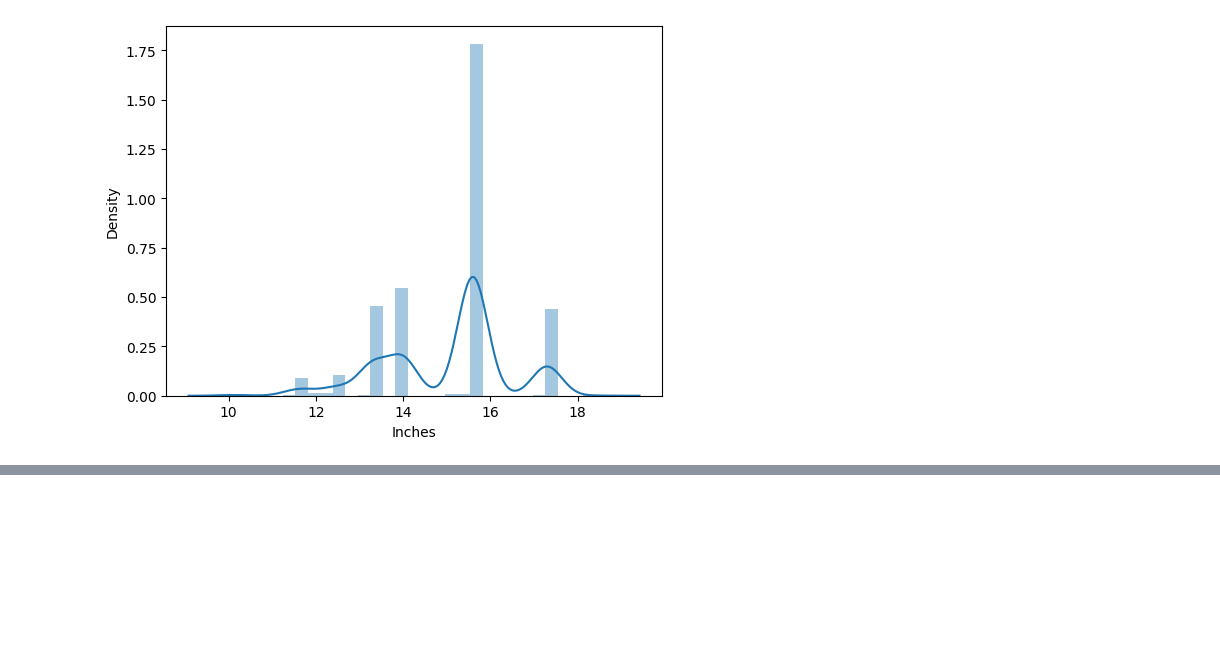
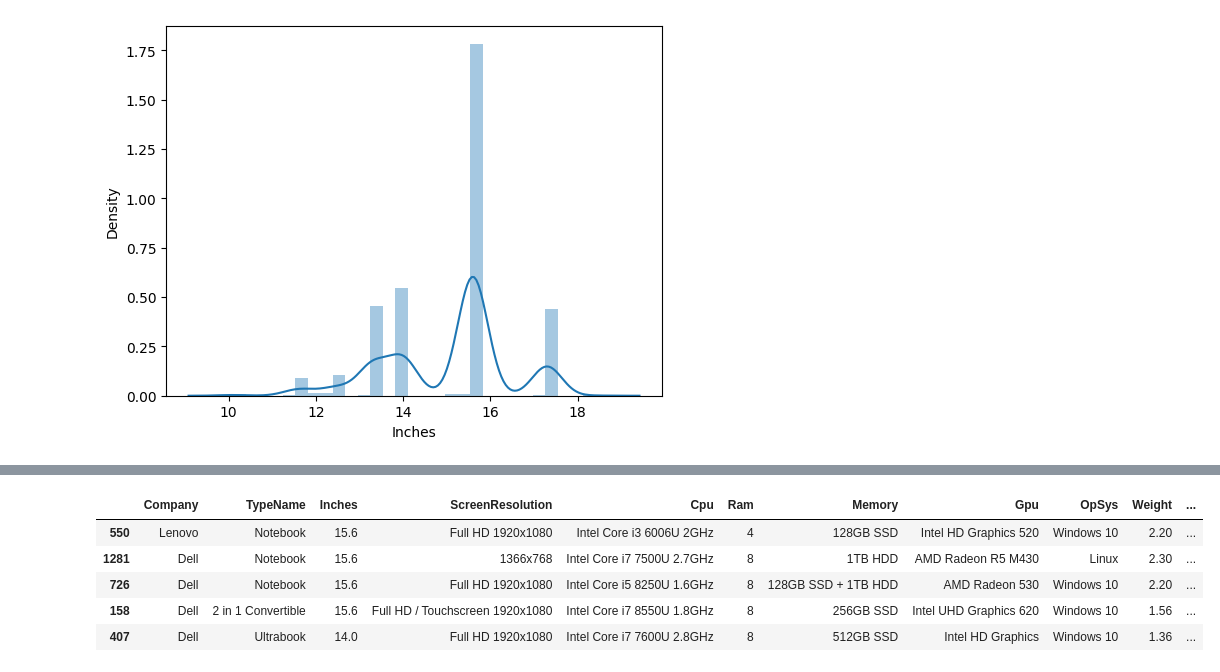
Before and after one commit to John-5014/Laptop_Price_Prediction, a Jupyter notebook: Laptop_Price_Predictor.ipynb, the cells around one changed output, grey strips where cells are left out. Drawn from its saved outputs; the diff is of its cells as text; code cells hidden in the pictures; blank space fills up the shorter version.

```diff
--- a/Laptop_Price_Predictor.ipynb
+++ b/Laptop_Price_Predictor.ipynb
@@ -184,0 +210,11 @@ https://gist.github.com/mwaskom/de44147ed2974457ad6372750bbe5751
+# %%
+data['TouchScreen'] = data['ScreenResolution'].apply(lambda x:1 if 'TouchScreen' in x else 0)
+# %%
+data.sample(5)
+# %% [output]
+|  | Company | TypeName | Inches | ScreenResolution | Cpu | Ram | Memory | Gpu | OpSys | Weight | ... |
+| 550 | Lenovo | Notebook | 15.6 | Full HD 1920x1080 | Intel Core i3 6006U 2GHz | 4 | 128GB SSD | Intel HD Graphics 520 | Windows 10 | 2.20 | ... |
+| 1281 | Dell | Notebook | 15.6 | 1366x768 | Intel Core i7 7500U 2.7GHz | 8 | 1TB HDD | AMD Radeon R5 M430 | Linux | 2.30 | ... |
+| 726 | Dell | Notebook | 15.6 | Full HD 1920x1080 | Intel Core i5 8250U 1.6GHz | 8 | 128GB SSD + 1TB HDD | AMD Radeon 530 | Windows 10 | 2.20 | ... |
+| 158 | Dell | 2 in 1 Convertible | 15.6 | Full HD / Touchscreen 1920x1080 | Intel Core i7 8550U 1.8GHz | 8 | 256GB SSD | Intel UHD Graphics 620 | Windows 10 | 1.56 | ... |
+| 407 | Dell | Ultrabook | 14.0 | Full HD 1920x1080 | Intel Core i7 7600U 2.8GHz | 8 | 512GB SSD | Intel HD Graphics | Windows 10 | 1.36 | ... |
```
Also changed, not shown: parts of 3 cells of this notebook.
